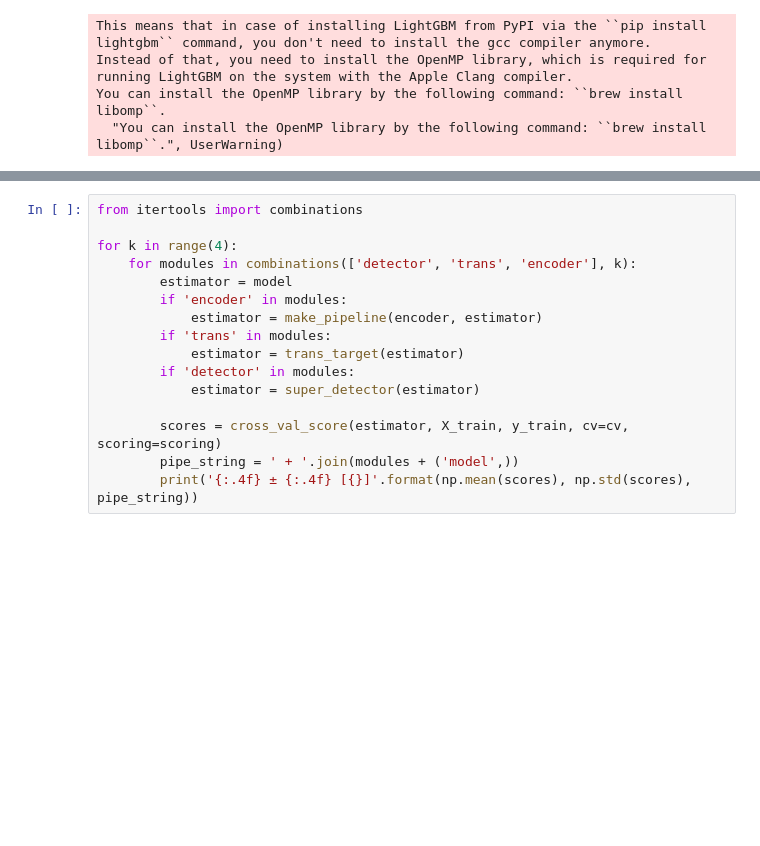
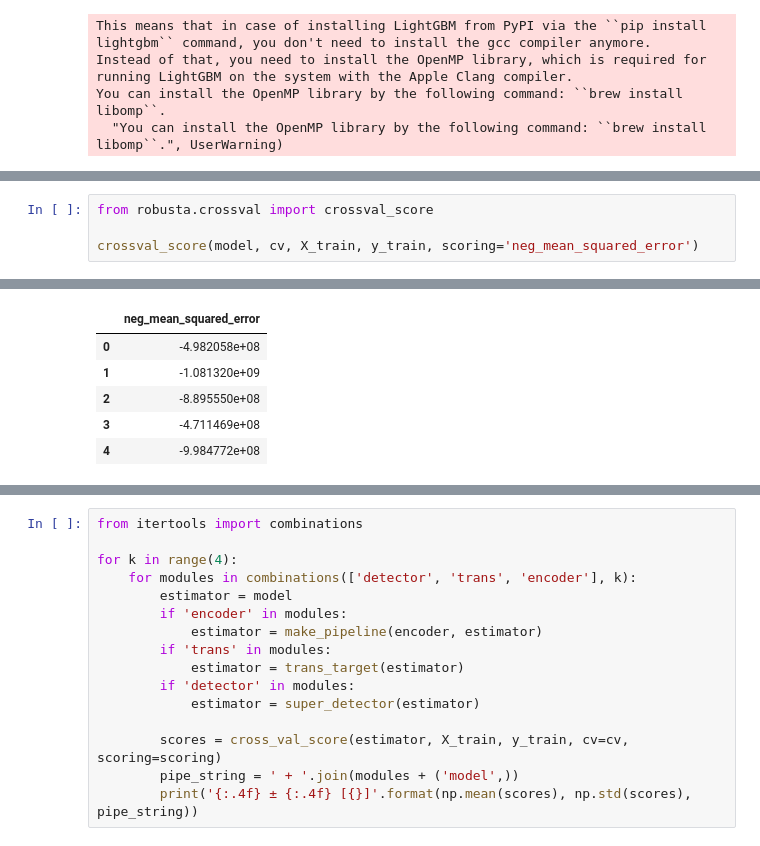
Before and after one commit to SimulatorML/Robusta, a Jupyter notebook: examples/house/0 baseline.ipynb, the cells around one changed output, grey strips where cells are left out. Cells and saved outputs as stored; diff of their text form; blank space fills up the shorter version.

```diff
--- a/examples/house/0 baseline.ipynb
+++ b/examples/house/0 baseline.ipynb
@@ -151,0 +156,5 @@ trans_target = lambda estimator: TransformedTargetRegressor(estimator, np.log1p,
+# %%
+from robusta.crossval import crossval_score
+
+crossval_score(model, cv, X_train, y_train, scoring='neg_mean_squared_error')
+# %% [output]
@@ -151,0 +162,6 @@ trans_target = lambda estimator: TransformedTargetRegressor(estimator, np.log1p,
+|  | neg_mean_squared_error |
+| 0 | -4.982058e+08 |
+| 1 | -1.081320e+09 |
+| 2 | -8.895550e+08 |
+| 3 | -4.711469e+08 |
+| 4 | -9.984772e+08 |
```
Also changed, not shown: parts of 5 cells of this notebook, 6 other files.
